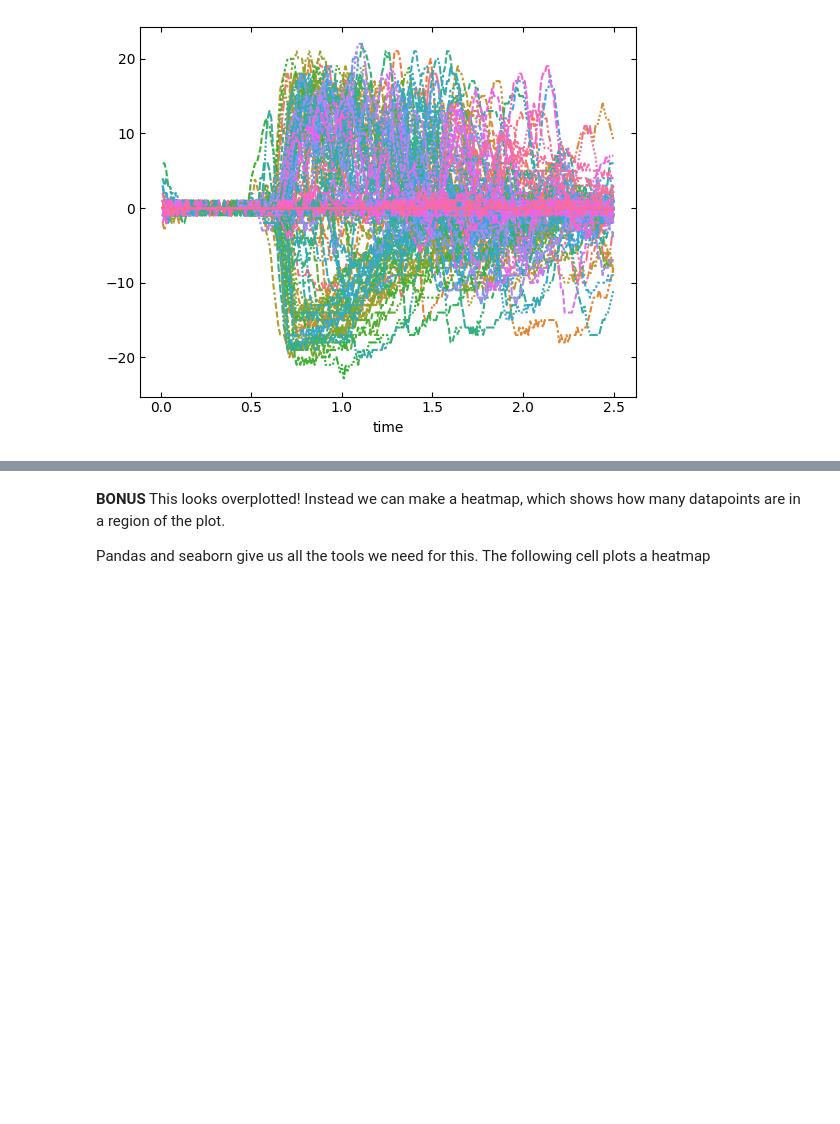
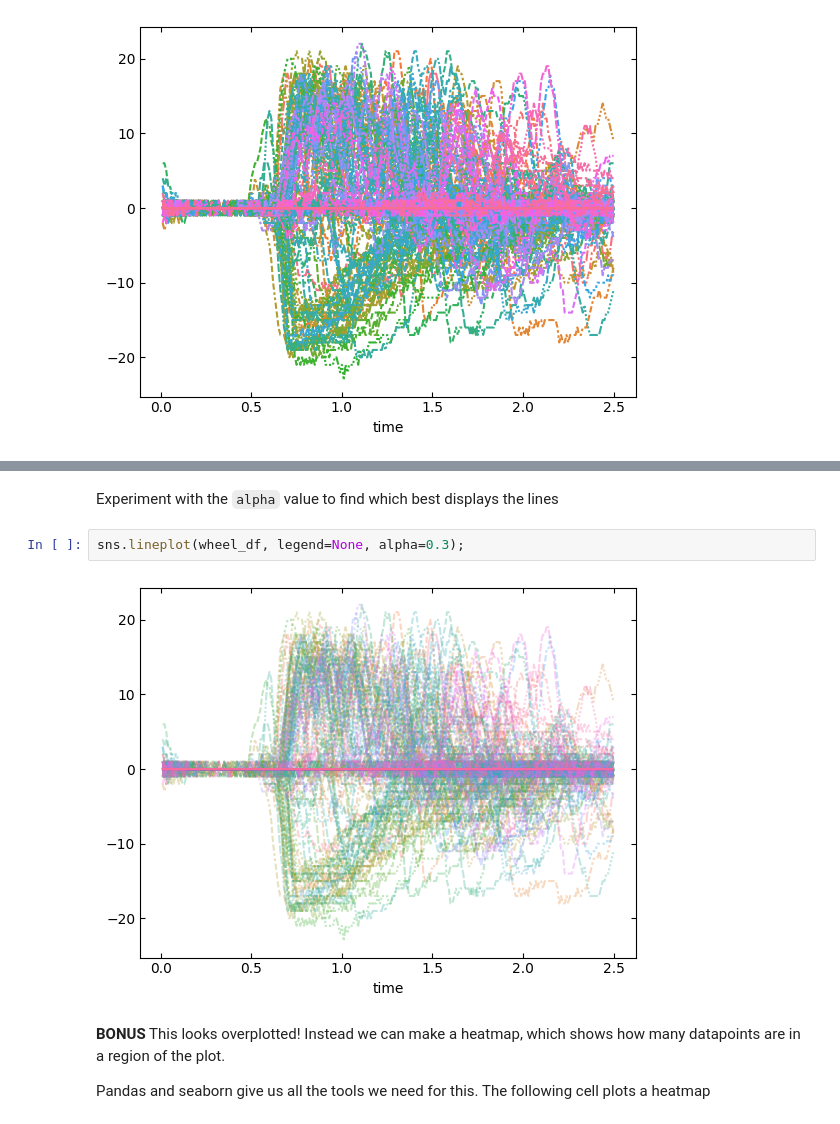
Before and after one commit to ibehave-ibots/iBOTS-Tools, a Jupyter notebook: workshops/python-workshop-1/exercises/ben/Day2-wheelspeed-with-solns.ipynb, the cells around one changed output, grey strips where cells are left out. Drawn from its saved outputs; the diff is of its cells as text; blank space fills up the shorter version.

```diff
--- a/workshops/python-workshop-1/exercises/ben/Day2-wheelspeed-with-solns.ipynb
+++ b/workshops/python-workshop-1/exercises/ben/Day2-wheelspeed-with-solns.ipynb
@@ -388,3 +403,9 @@ sns.lineplot(wheel_df, legend=None);
+# %% [markdown]
+Experiment with the `alpha` value to find which best displays the lines
+# %%
+sns.lineplot(wheel_df, legend=None, alpha=0.3);
+# %% [output]
+[figure, added]
 # %% [markdown]
 **BONUS** This looks overplotted! Instead we can make a heatmap, which shows how many datapoints are in a region of the plot.
 
```
Also changed, not shown: parts of 43 cells of this notebook.
